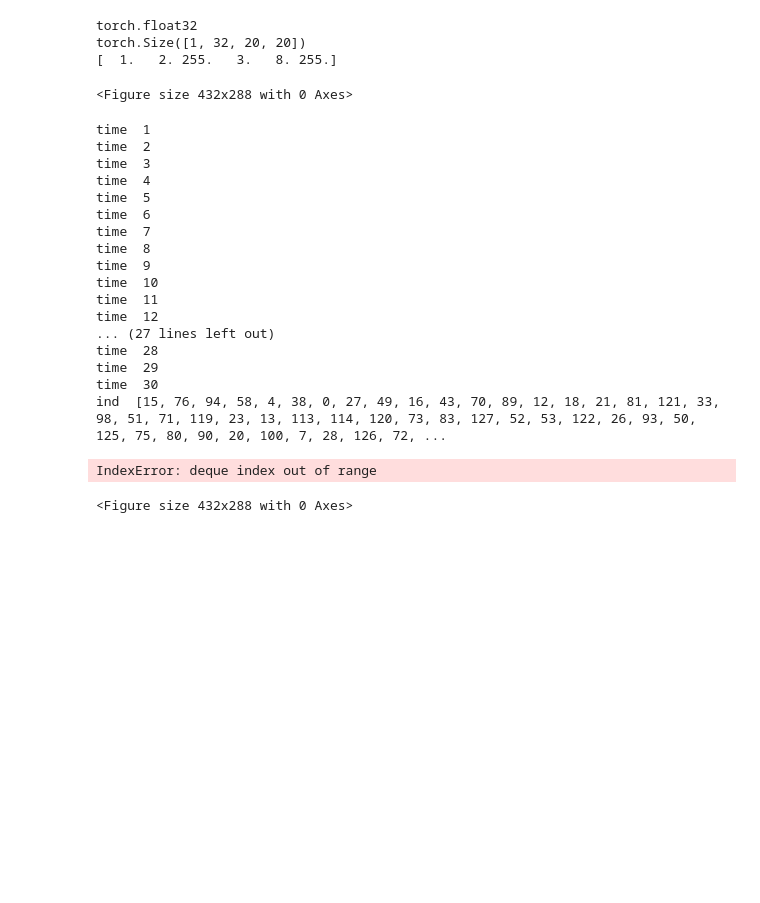
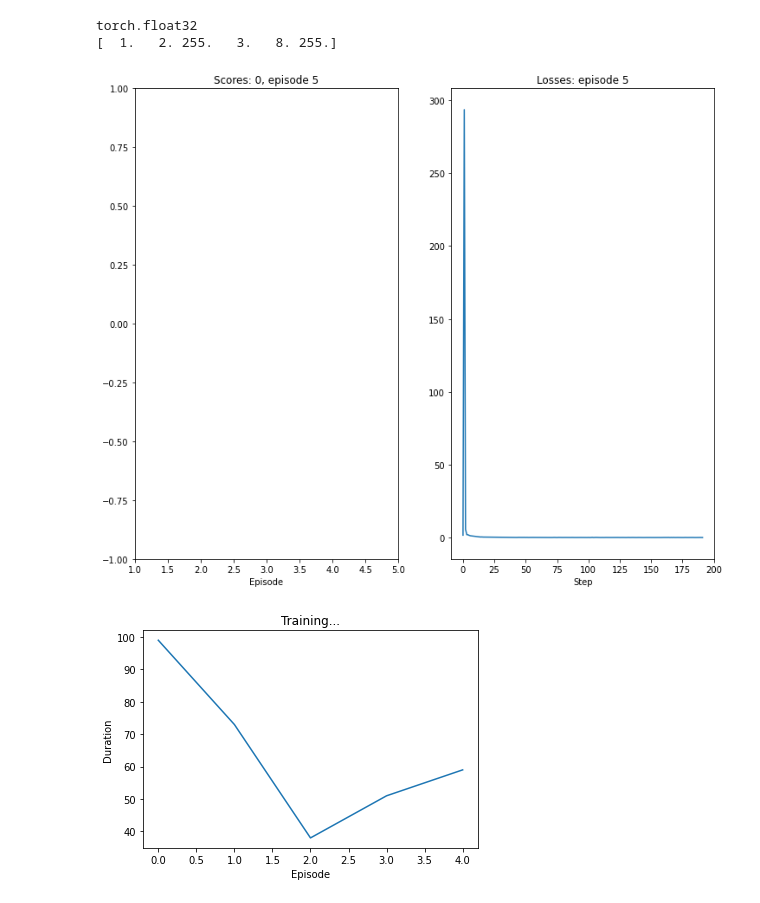
Before and after one commit to hsuan81/tetris_ddqn, a Jupyter notebook: DQN_Agent.ipynb, the cells around one changed output. Drawn from its saved outputs; the diff is of its cells as text; code cells hidden in the pictures; blank space fills up the shorter version.

```diff
--- a/DQN_Agent.ipynb
+++ b/DQN_Agent.ipynb
@@ -108,7 +112,7 @@ class DQN(nn.Module):
 
     def forward(self, x):
         x = self.conv1(x)
-        print(x.size())
+#         print("forward", x.size())
         x = F.relu(x)
 #         x = F.relu(self.conv1(x))
         x = F.relu(self.conv2(x))
@@ -134,7 +138,6 @@ x_t = np.array([1, 2, 255, 3, 8, 255], dtype=np.double)
 print(x_t)
 # %% [output]
 torch.float32
-torch.Size([1, 32, 20, 20])
 [  1.   2. 255.   3.   8. 255.]
 # %%
 # Hyperparameters and utilities
@@ -220,8 +246,11 @@ num_episodes = 1000"""
 
 
 def train(env, num_actions, in_channels, memory_size=100000, screen_shape=(84, 84), target_update=10,
-          BATCH_SIZE=128, GAMMA=0.999, EPS_START=0.9, EPS_END=0.05, EPS_DECAY=0.001, lr=0.001, num_episodes=1000):
+          BATCH_SIZE=128, GAMMA=0.999, EPS_START=0.9, EPS_END=0.05, EPS_DECAY=0.001, lr=0.001, num_episodes=1000,
+         save_point=[500, 1000, 3000, 5000, 10000, 50000, 100000]):
     env = env
+    saving_path = './model_saving'
+    save_point = save_point
 
     # if GPU is available, use it otherwise use CPU
     device = torch.device("cuda" if torch.cuda.is_available() else "cpu")
@@ -237,6 +266,8 @@ def train(env, num_actions, in_channels, memory_size=100000, screen_shape=(84, 8
     memory = ReplayBuffer(memory_size, screen_shape)
 
     episode_durations = []
+    scores = []
+    losses = []
 
     for episode in range(num_episodes):
         start_act = np.zeros(num_actions)
@@ -245,7 +276,7 @@ def train(env, num_actions, in_channels, memory_size=100000, screen_shape=(84, 8
 #         x_t = cv2.cvtColor(cv2.resize(x_t, (84, 84)), cv2.COLOR_BGR2GRAY)  # resize the screen and convert color to gray
 #         ret, x_t = cv2.threshold(x_t,1,255,cv2.THRESH_BINARY)  # set the background to black and tetriminos to white
 # #         s_t = np.stack((x_t, x_t, x_t, x_t), axis = 2)
-
+#         print("episode", episode)
         timestep = 0
 
         while True:
@@ -260,7 +291,7 @@ def train(env, num_actions, in_channels, memory_size=100000, screen_shape=(84, 8
             x_t = torch.from_numpy(x_t).unsqueeze(0)
             x_t = x_t.unsqueeze(0)
 
-            print("time ", timestep)
+#             print("time ", timestep)
             act_num = get_action(x_t, policy_net)
             act = get_act_array(act_num)
             x_t1, r_1, terminal = env.frame_step(act)
@@ -271,63 +302,67 @@ def train(env, num_actions, in_channels, memory_size=100000, screen_shape=(84, 8
 
             if memory.can_sample(BATCH_SIZE):
                 obs_batch, act_batch, rew_batch, next_obs_batch, done_mask = memory.sample(BATCH_SIZE)
+#                 print("obs ", obs_batch.size())
+#                 print("act ", act_batch.size())
+#                 print("rew ", rew_batch.size())
 
+                curr_qs = policy_net(obs_batch)
+#                 print("curr size ", curr_qs.size())
                 curr_qs = policy_net(obs_batch).gather(1, act_batch)
                 next_qs = get_next_qs(target_net, next_obs_batch, done_mask, BATCH_SIZE)
+#                 print("next qs ", next_qs.size())
+#                 print("current qs ", curr_qs.size())
+#                 print(curr_qs[0])
 
                 target_q_values = rew_batch + GAMMA * next_qs
+#                 print("target q ", target_q_values.size())
 
                 criterion = nn.MSELoss()
-                loss = critetion(curr_qs, target_q_values.unsqueeze(1))
+                loss = criterion(curr_qs, target_q_values.unsqueeze(1))
+                losses.append(loss)
                 optimizer.zero_grad()
                 loss.backward()
                 optimizer.step()
 
             if terminal:
                 episode_durations.append(timestep)
-                plot_durations(episode_durations, 2)
+                scores.append(r_1)
+                plot_results(episode, scores, losses)
+                plot_durations(episode_durations)
                 break
 
             if episode % target_update == 0:
                 target_net.load_state_dict(policy_net.state_dict())
 
+            if episode in save_point:
+                torch.save(self.policy_net, "%s/%s_%s.pth" % (saving_path, "DQN", episode))
+                torch.save({
+                            'episode': episode,
+                            'model_state_dict': policy_net.state_dict(),
+                            'target_state_dict': target_net.state_dict(),
+                            'optimizer_state_dict': optimizer.state_dict(),
+                            'loss': loss,
+                            }, saving_path)   # save for later training
+
         env.reinit()
 # %%
-%matplotlib inline
+
 num_actions = 6
 in_channels = 1
 screen_shape = (84, 84)
 
 BATCH_SIZE = 128
 GAMMA = 0.999
 EPS_START = 0.9
 EPS_END = 0.05
 EPS_DECAY = 0.001
 TARGET_UPDATE = 10
 lr = 0.001
 memory_size = 100000
 num_episodes = 1000
 
 env = game.GameState()
-train(env, num_actions, 1, memory_size, screen_shape)
+train(env, num_actions, in_channels, memory_size, screen_shape, save_point=[10, 50, 100, 200, 300, 400, 500, 600, 700, 800, 900, 1000])
 # %% [output]
-<Figure size 432x288 with 0 Axes>
-time  1
-time  2
-time  3
-time  4
-time  5
-time  6
-time  7
-time  8
-time  9
-time  10
-time  11
-time  12
-... (27 lines left out)
-time  28
-time  29
-time  30
-ind  [15, 76, 94, 58, 4, 38, 0, 27, 49, 16, 43, 70, 89, 12, 18, 21, 81, 121, 33, 98, 51, 71, 119, 23, 13, 113, 114, 120, 73, 83, 127, 52, 53, 122, 26, 93, 50, 125, 75, 80, 90, 20, 100, 7, 28, 126, 72, ...
-IndexError: deque index out of range
-<Figure size 432x288 with 0 Axes>
+[figure, added]
+[figure, added]
```
Also changed, not shown: parts of 3 cells of this notebook.
